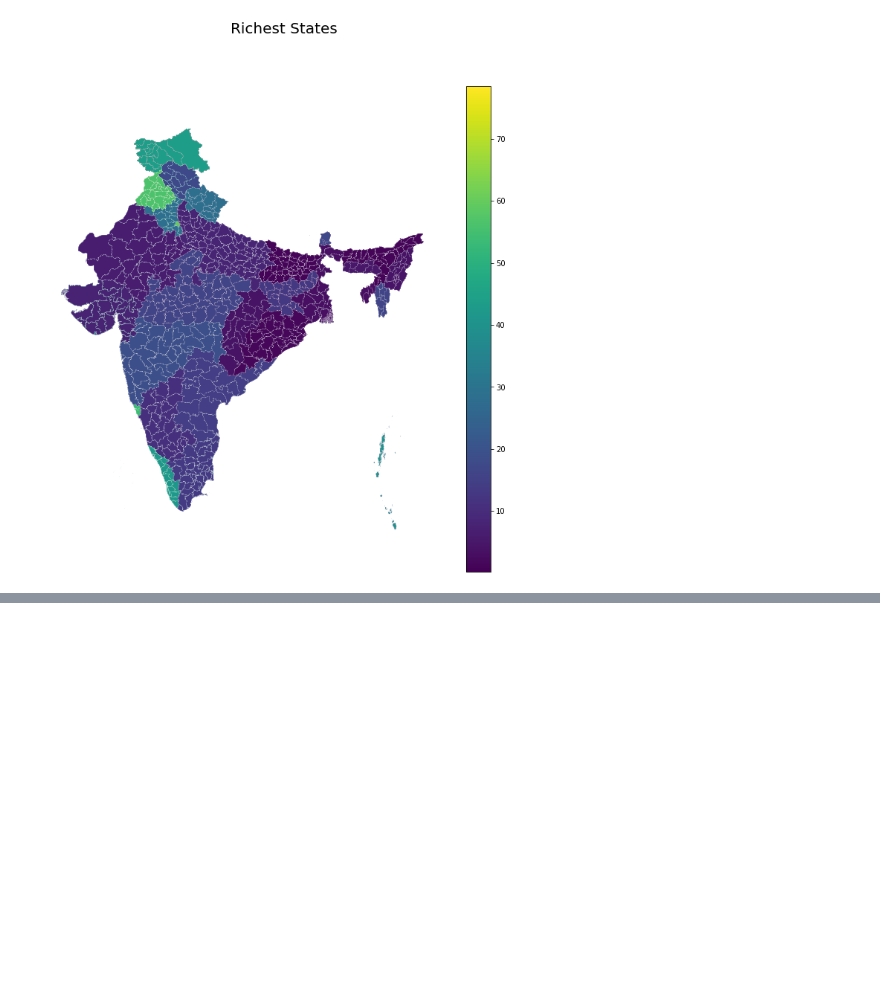
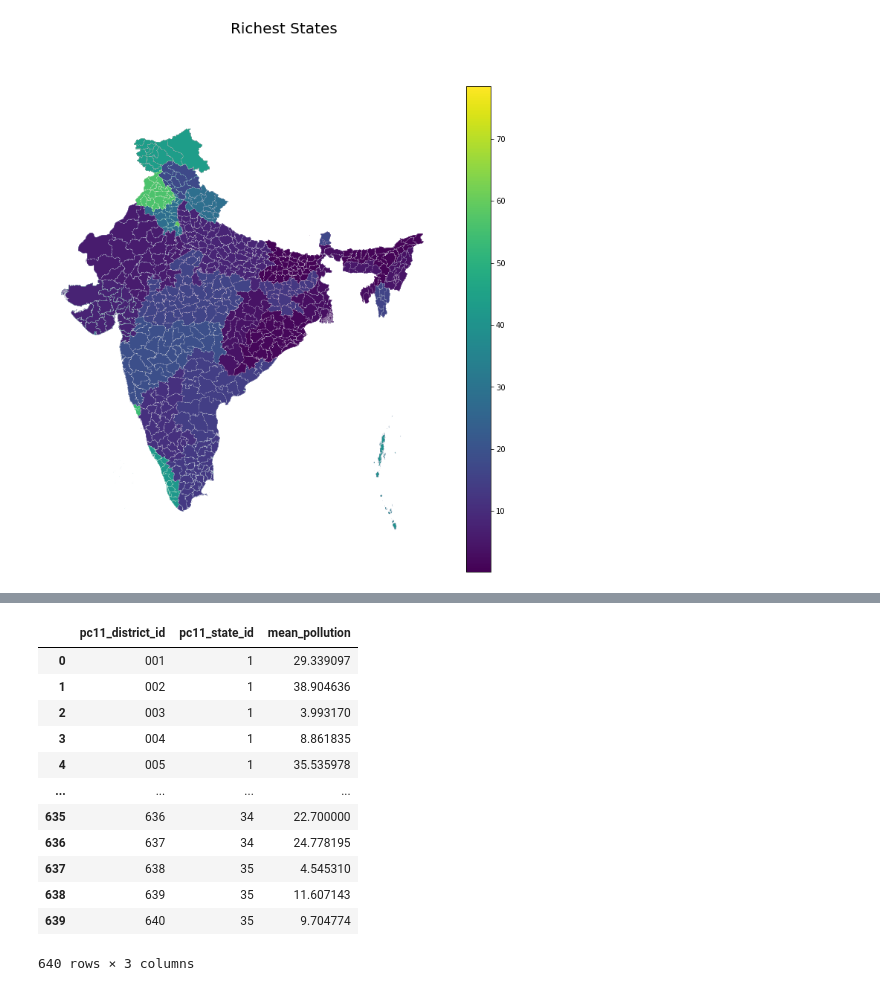
Before and after one commit to lekhanam12/datascience, a Jupyter notebook: map_cleaned.ipynb, the cells around one changed output, grey strips where cells are left out. Cells and saved outputs as stored; diff of their text form; code cells hidden in the pictures; blank space fills up the shorter version.

```diff
--- a/map_cleaned.ipynb
+++ b/map_cleaned.ipynb
@@ -99,0 +183,18 @@ plt.show()
+# %%
+pollution_df = pd.read_stata('data/Indicators/ddl_pollution_sedac_2011.dta')
+pollution_df = pollution_df.drop(['pc11_district_name', 'pc11_state_name'], axis=1)
+pollution_df
+# %% [output]
+|  | pc11_district_id | pc11_state_id | mean_pollution |
+| 0 | 001 | 1 | 29.339097 |
+| 1 | 002 | 1 | 38.904636 |
+| 2 | 003 | 1 | 3.993170 |
+| 3 | 004 | 1 | 8.861835 |
+| 4 | 005 | 1 | 35.535978 |
+| ... | ... | ... | ... |
+| 635 | 636 | 34 | 22.700000 |
+| 636 | 637 | 34 | 24.778195 |
+| 637 | 638 | 35 | 4.545310 |
+| 638 | 639 | 35 | 11.607143 |
+| 639 | 640 | 35 | 9.704774 |
+640 rows × 3 columns
```
Also changed, not shown: parts of 8 cells of this notebook, 5 other files.
